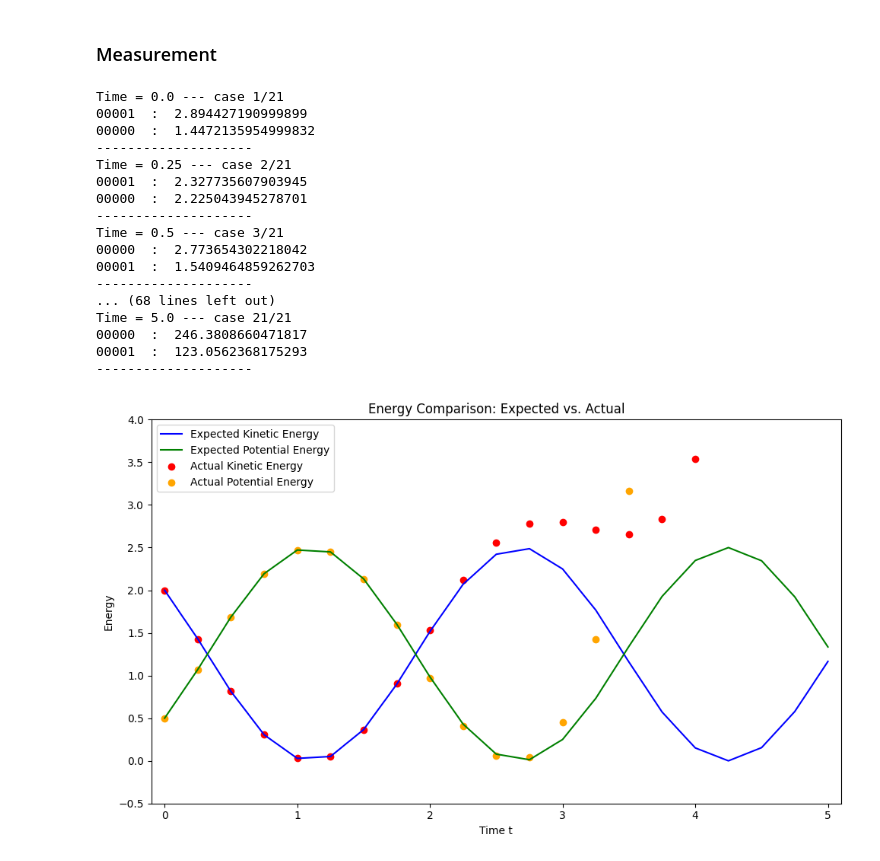
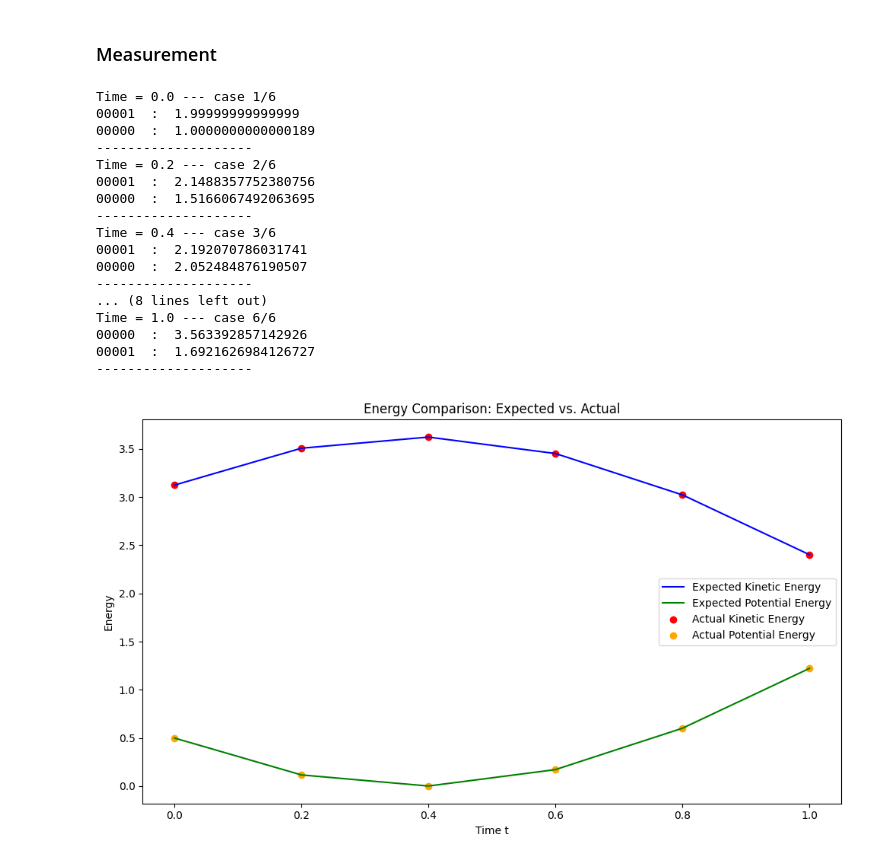
Before and after one commit to yiwen6826/Q-volution-2026-Quantum-Harmonic-Oscillators, a Jupyter notebook: rho_edits.ipynb, the cells around one changed output. Saved outputs shown, nothing was run; the diff lists cells and outputs as text; code cells hidden in the pictures.

```diff
--- a/rho_edits.ipynb
+++ b/rho_edits.ipynb
@@ -184,17 +185,22 @@ def V():
 # %%
 @qfunc
 def encoding(x: QNum, ancilla: QNum, y: QBit, t: float):
-    prob_x_0 = []
-    for i in x_0:
-        prob_x_0.append(i / x_0_norm)
-    inplace_prepare_amplitudes(prob_x_0, 0.01, x)
+    prob_x0 = [i / x0_norm for i in x0]
+    prob_b  = [i / b_norm for i in b] if b_norm > 0 else [0.0] * len(b)
+
+    # inplace_prepare_amplitudes(prob_x0, 0.01, x)
 
     VS1(t)
-    VS2()
+    VS2(t)
     V()
 
     unitary(v, y)
-    control(y == 0, lambda: unitary(vs1, ancilla), lambda: unitary(vs2, ancilla))
+
+    control(
+        y == 0,
+        lambda: (inplace_prepare_amplitudes(prob_x0, 0.01, x), unitary(vs1, ancilla)),
+        lambda: (inplace_prepare_amplitudes(prob_b,  0.01, x), unitary(vs2, ancilla))
+    )
 # %%
 @qfunc
 def evolution(x: QNum, ancilla: QNum):
@@ -244,8 +250,8 @@ y = [] # y(t)
 y_dash = [] # y'(t)
 
 t_initial = 0 # initial time
-t_final = 5 # final time
-t_step = 21 # number of steps to divide [t_initial, t_final]
+t_final = 1 # final time
+t_step = 6 # number of steps to divide [t_initial, t_final]
 time_range = np.linspace(t_initial, t_final, t_step)
 
 for i, t in enumerate(time_range):
@@ -263,45 +269,49 @@ for i, t in enumerate(time_range):
             if int(j.bitstring, 2) == 1:
                 y_dash.append(np.linalg.norm(j.amplitude) * (N * N))
     print(20*"-")
+
+y = np.array(y)
+y_dash = np.array(y_dash)
 # %% [output]
-Time = 0.0 --- case 1/21
-00001  :  2.894427190999899
-00000  :  1.4472135954999832
+Time = 0.0 --- case 1/6
+00001  :  1.99999999999999
+00000  :  1.0000000000000189
 --------------------
-Time = 0.25 --- case 2/21
-00001  :  2.327735607903945
-00000  :  2.225043945278701
+Time = 0.2 --- case 2/6
+00001  :  2.1488357752380756
+00000  :  1.5166067492063695
 --------------------
-Time = 0.5 --- case 3/21
-00000  :  2.773654302218042
-00001  :  1.5409464859262703
+Time = 0.4 --- case 3/6
+00001  :  2.192070786031741
+00000  :  2.052484876190507
 --------------------
-... (68 lines left out)
-Time = 5.0 --- case 21/21
-00000  :  246.3808660471817
-00001  :  123.0562368175293
+... (8 lines left out)
+Time = 1.0 --- case 6/6
+00000  :  3.563392857142926
+00001  :  1.6921626984126727
 --------------------
 # %%
 # Expected energies calculated from the formulas
 phi = omega*(time_range - t0)
-y_values = B * np.cos(phi) + C * np.sin(phi)
-ydash_values = C * omega * np.cos(phi) - B * omega * np.sin(phi)
+y_values = B * np.cos(phi) + C * np.sin(phi) + (by / omega**2) # y(t)
+ydash_values = omega * C * np.cos(phi) - omega * B * np.sin(phi) # y'(t)
 
 kinetic_expected = np.square(ydash_values) / 2 # KE = (1/2) * (y')^2
-potential_expected = np.square(omega) * np.square(y_values) / 2 # PE = (1/2) * ω^2 * y^2
+potential_expected = np.square(omega) * np.square(y_values - (by / omega**2)) / 2 # PE = (1/2) * ω^2 * [y - (b_y/ω^2)]^2
 
-# Actual energies calculated from algorithm outputs:
-kinetic_actual = np.square(y_dash)/2
-potential_actual = np.square(omega) * np.square(y) /2
+# Actual energies calculated from quantum algorithm:
+kinetic_actual = np.square(y_dash + bx)/2
+potential_actual = omega**2 * np.square(y - by/omega**2) /2
 # %%
+# bx = 0, by = 0
 xmin, xmax = -0.1, 5.1
 ymin, ymax = -0.5, 4
 grid = False
 params = {'xmin':xmin, 'xmax':xmax, 'ymin':ymin, 'ymax':ymax, 'grid':grid}
 
-plot_expected_vs_actual(time_range, kinetic_expected, potential_expected, kinetic_actual, potential_actual, params=params)
+plot_expected_vs_actual(time_range, kinetic_expected, potential_expected, kinetic_actual, potential_actual, params=None)
 # %% [output]
-[figure, old version]
+[figure, new version]
 # %%
 print_table(time_range, kinetic_expected, potential_expected, kinetic_actual, potential_actual)
 # %% [output]
```
Also changed, not shown: parts of 6 cells of this notebook.
